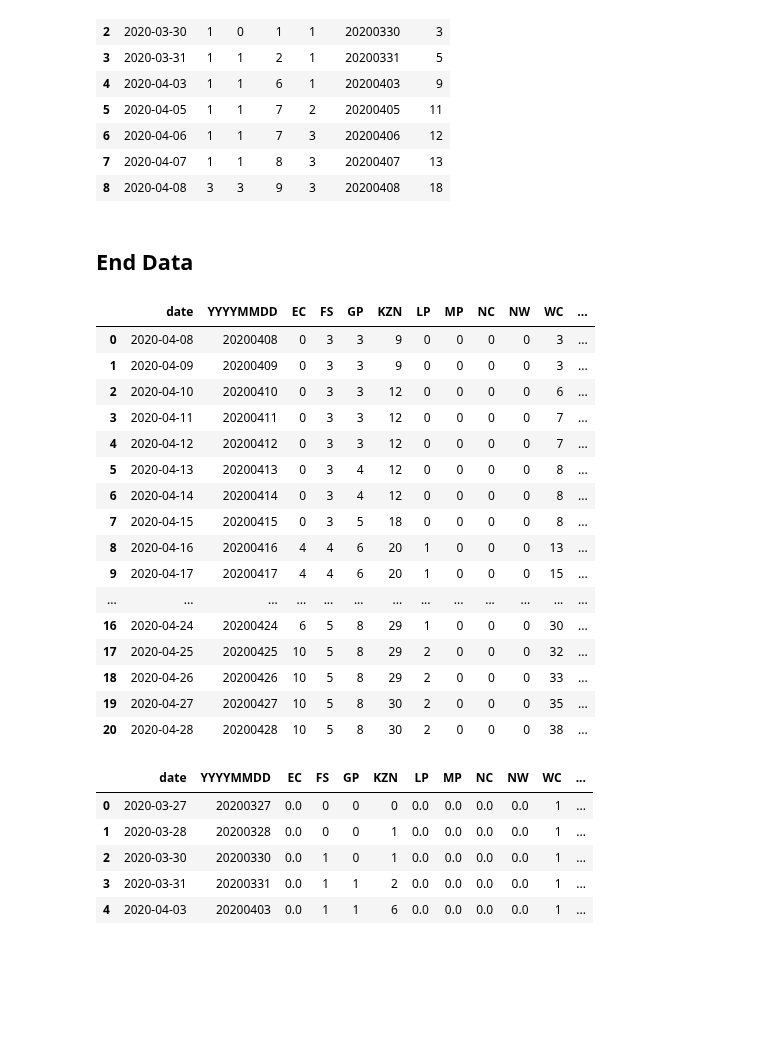
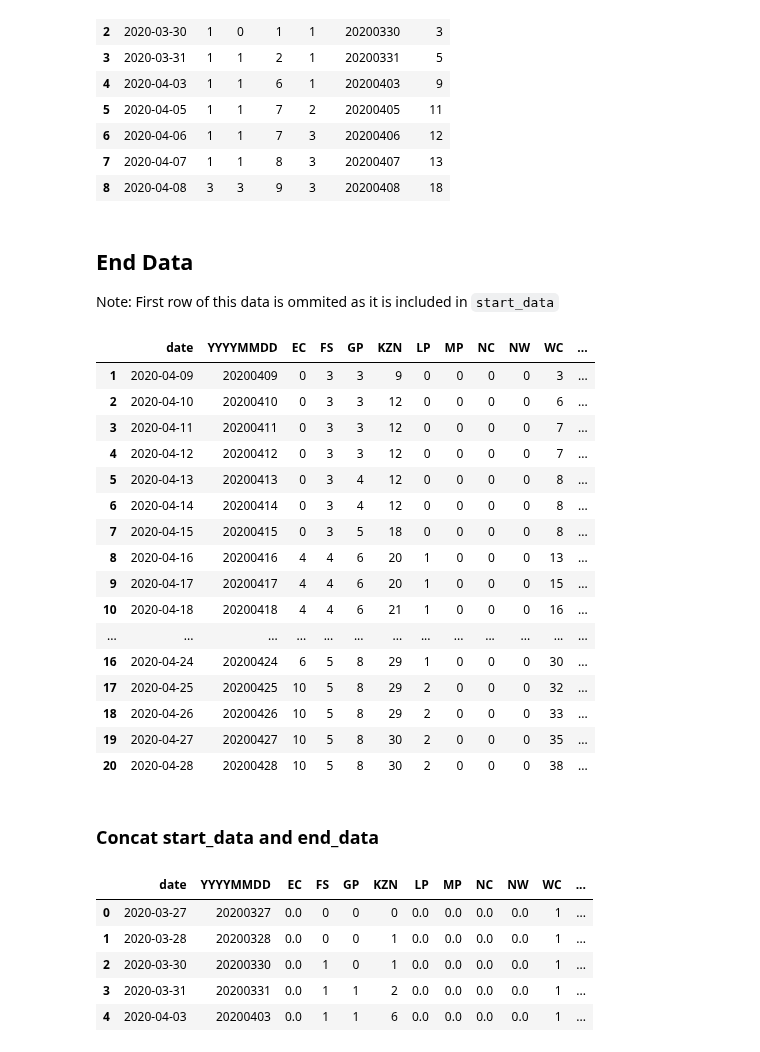
Before and after one commit to SimonRosen173/Covid19SAData, a Jupyter notebook: alt_notebooks/Missing_Deaths_Data_Fix.ipynb, the cells around one changed output. Saved outputs shown, nothing was run; the diff lists cells and outputs as text; code cells hidden in the pictures; blank space fills up the shorter version.

Commit message:
Added notebook to add missing data from UP repo for covid19za_provincial_cumulative_timeline_deaths.csv

```diff
--- a/alt_notebooks/Missing_Deaths_Data_Fix.ipynb
+++ b/alt_notebooks/Missing_Deaths_Data_Fix.ipynb
@@ -184,16 +184,16 @@ start_data
 | 6 | 2020-04-06 | 1 | 1 | 7 | 3 | 20200406 | 12 |
 | 7 | 2020-04-07 | 1 | 1 | 8 | 3 | 20200407 | 13 |
 | 8 | 2020-04-08 | 3 | 3 | 9 | 3 | 20200408 | 18 |
-# %% [markdown]
-## End Data
+# %% [markdown]
+## End Data
+Note: First row of this data is ommited as it is included in `start_data`
 # %%
 end_data_url = "https://raw.githubusercontent.com/dsfsi/covid19za/master/data/covid19za_provincial_cumulative_timeline_deaths.csv"
-end_data = df_from_url(end_data_url)
+end_data = df_from_url(end_data_url).iloc[1:]
 end_data['date'] = pd.to_datetime(end_data['date'], format='%d-%m-%Y')
 end_data
 # %% [output]
 |  | date | YYYYMMDD | EC | FS | GP | KZN | LP | MP | NC | NW | WC | ... |
-| 0 | 2020-04-08 | 20200408 | 0 | 3 | 3 | 9 | 0 | 0 | 0 | 0 | 3 | ... |
 | 1 | 2020-04-09 | 20200409 | 0 | 3 | 3 | 9 | 0 | 0 | 0 | 0 | 3 | ... |
 | 2 | 2020-04-10 | 20200410 | 0 | 3 | 3 | 12 | 0 | 0 | 0 | 0 | 6 | ... |
 | 3 | 2020-04-11 | 20200411 | 0 | 3 | 3 | 12 | 0 | 0 | 0 | 0 | 7 | ... |
@@ -203,12 +203,15 @@ end_data
 | 7 | 2020-04-15 | 20200415 | 0 | 3 | 5 | 18 | 0 | 0 | 0 | 0 | 8 | ... |
 | 8 | 2020-04-16 | 20200416 | 4 | 4 | 6 | 20 | 1 | 0 | 0 | 0 | 13 | ... |
 | 9 | 2020-04-17 | 20200417 | 4 | 4 | 6 | 20 | 1 | 0 | 0 | 0 | 15 | ... |
+| 10 | 2020-04-18 | 20200418 | 4 | 4 | 6 | 21 | 1 | 0 | 0 | 0 | 16 | ... |
 | ... | ... | ... | ... | ... | ... | ... | ... | ... | ... | ... | ... | ... |
 | 16 | 2020-04-24 | 20200424 | 6 | 5 | 8 | 29 | 1 | 0 | 0 | 0 | 30 | ... |
 | 17 | 2020-04-25 | 20200425 | 10 | 5 | 8 | 29 | 2 | 0 | 0 | 0 | 32 | ... |
 | 18 | 2020-04-26 | 20200426 | 10 | 5 | 8 | 29 | 2 | 0 | 0 | 0 | 33 | ... |
 | 19 | 2020-04-27 | 20200427 | 10 | 5 | 8 | 30 | 2 | 0 | 0 | 0 | 35 | ... |
 | 20 | 2020-04-28 | 20200428 | 10 | 5 | 8 | 30 | 2 | 0 | 0 | 0 | 38 | ... |
+# %% [markdown]
+### Concat  start_data and end_data
 # %%
 all_data = pd.concat([start_data,end_data]).fillna(0)
 col_ordered = ['date','YYYYMMDD','EC','FS','GP','KZN','LP','MP','NC','NW','WC','UNKNOWN','total']
```
Also changed, not shown: parts of 17 cells of this notebook, 3 other files.
